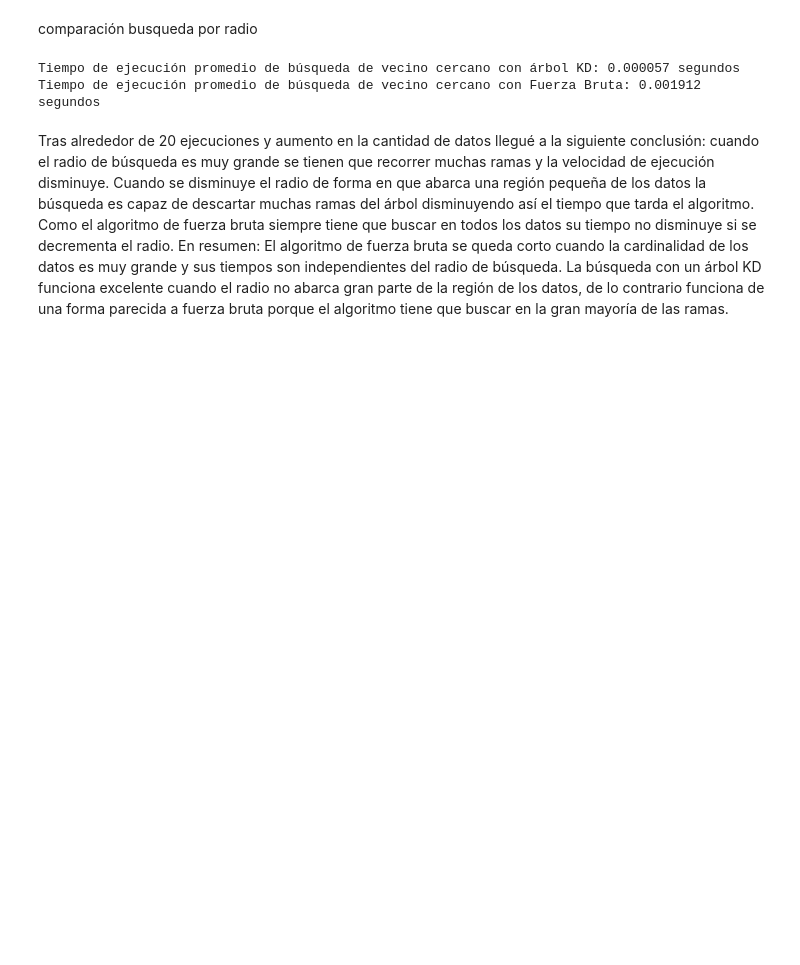
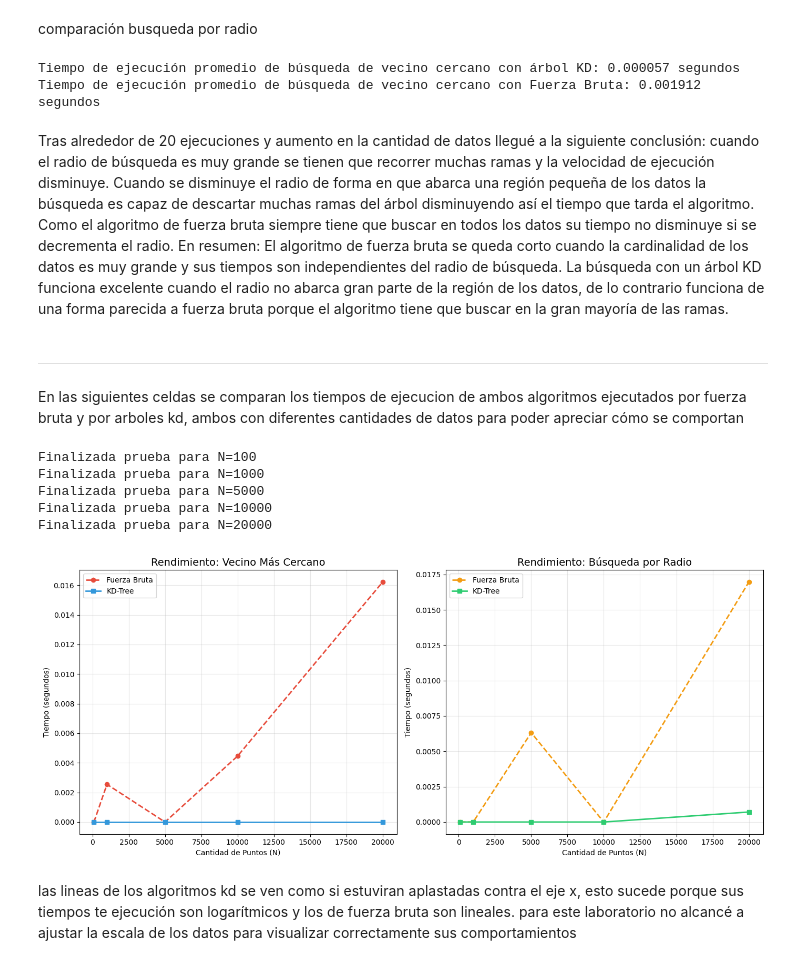
Before and after one commit to JoseGG8/Estructuras-de-Datos-y-Laboratorio, a Jupyter notebook: Laboratorios/Laboratorio_KDTree/analisis.ipynb, the cells around one changed output. Saved outputs shown, nothing was run; the diff lists cells and outputs as text; code cells hidden in the pictures; blank space fills up the shorter version.

Commit message:
se agregan graficas de comparacion

```diff
--- a/Laboratorios/Laboratorio_KDTree/analisis.ipynb
+++ b/Laboratorios/Laboratorio_KDTree/analisis.ipynb
@@ -106,3 +107,7 @@ cuando el radio de búsqueda es muy grande se tienen que recorrer muchas ramas y
 Como el algoritmo de fuerza bruta siempre tiene que buscar en todos los datos su tiempo no disminuye si se decrementa el radio.
 En resumen: El algoritmo de fuerza bruta se queda corto cuando la cardinalidad de los datos es muy grande y sus tiempos son independientes del radio de búsqueda.
 La búsqueda con un árbol KD funciona excelente cuando el radio no abarca gran parte de la región de los datos, de lo contrario funciona de una forma parecida a fuerza bruta porque el algoritmo tiene que buscar en la gran mayoría de las ramas.
+# %% [markdown]
+--------------------------------------------------------------------------------------------------------------------------------------------------------------
+# %% [markdown]
+En las siguientes celdas se comparan los tiempos de ejecucion de ambos algoritmos ejecutados por fuerza bruta y por arboles kd, ambos con diferentes cantidades de datos para poder apreciar cómo se comportan
@@ -108,0 +163,18 @@ La búsqueda con un árbol KD funciona excelente cuando el radio no abarca gran
+# %%
+# Definimos los tamaños que queremos probar
+tamanos = [100, 1000, 5000, 10000, 20000]
+
+# Fase 1: Medir (esto puede tardar)
+datos_rendimiento = medir_rendimiento(tamanos)
+
+# Fase 2: Graficar (esto es instantáneo)
+graficar_comparativa(datos_rendimiento)
+# %% [output]
+Finalizada prueba para N=100
+Finalizada prueba para N=1000
+Finalizada prueba para N=5000
+Finalizada prueba para N=10000
+Finalizada prueba para N=20000
+[figure, added]
+# %% [markdown]
+las lineas de los algoritmos kd se ven como si estuviran aplastadas contra el eje x, esto sucede porque sus tiempos te ejecución son logarítmicos y los de fuerza bruta son lineales. para este laboratorio no alcancé a ajustar la escala de los datos para visualizar correctamente sus comportamientos
```
Also changed, not shown: parts of 2 cells of this notebook, 2 other files.
